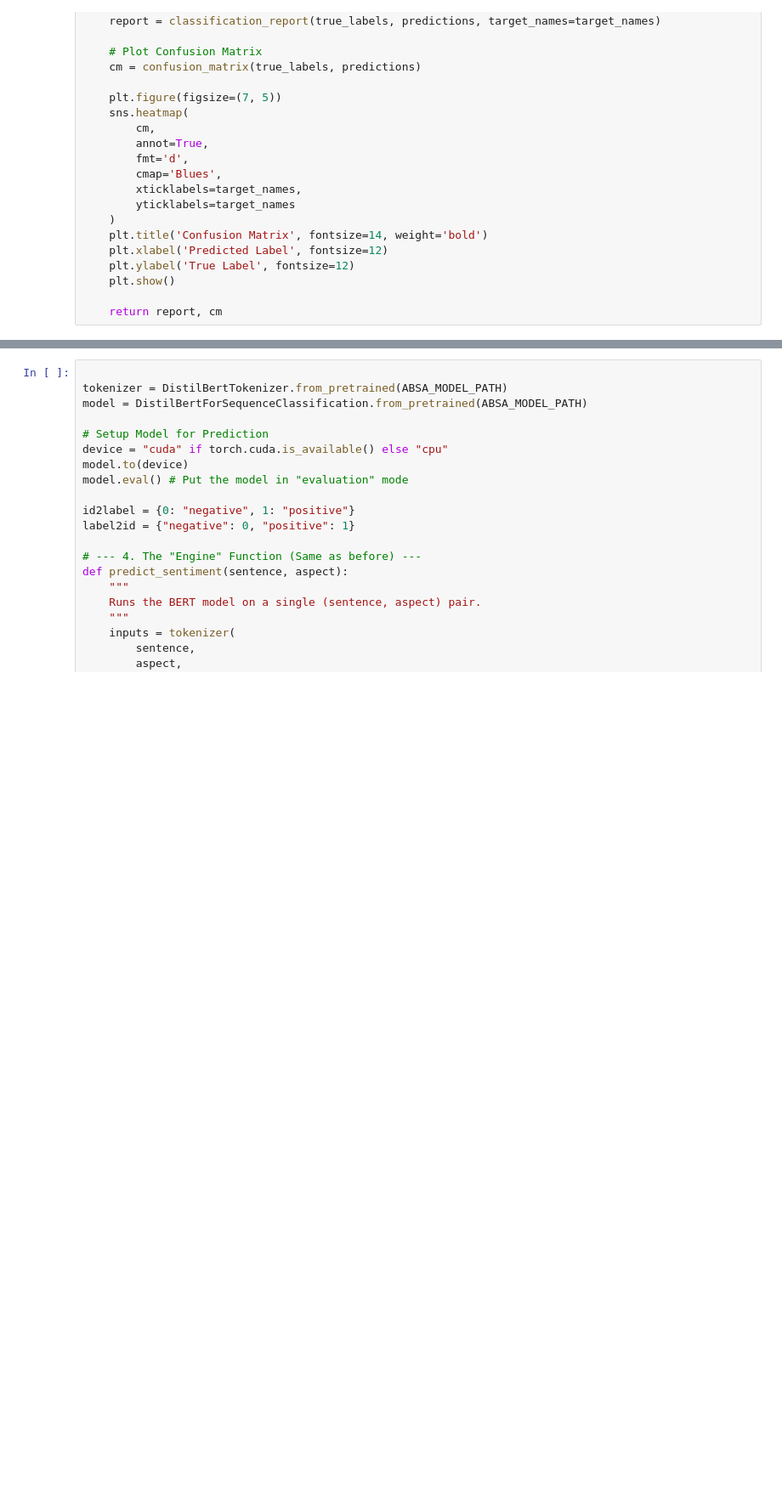
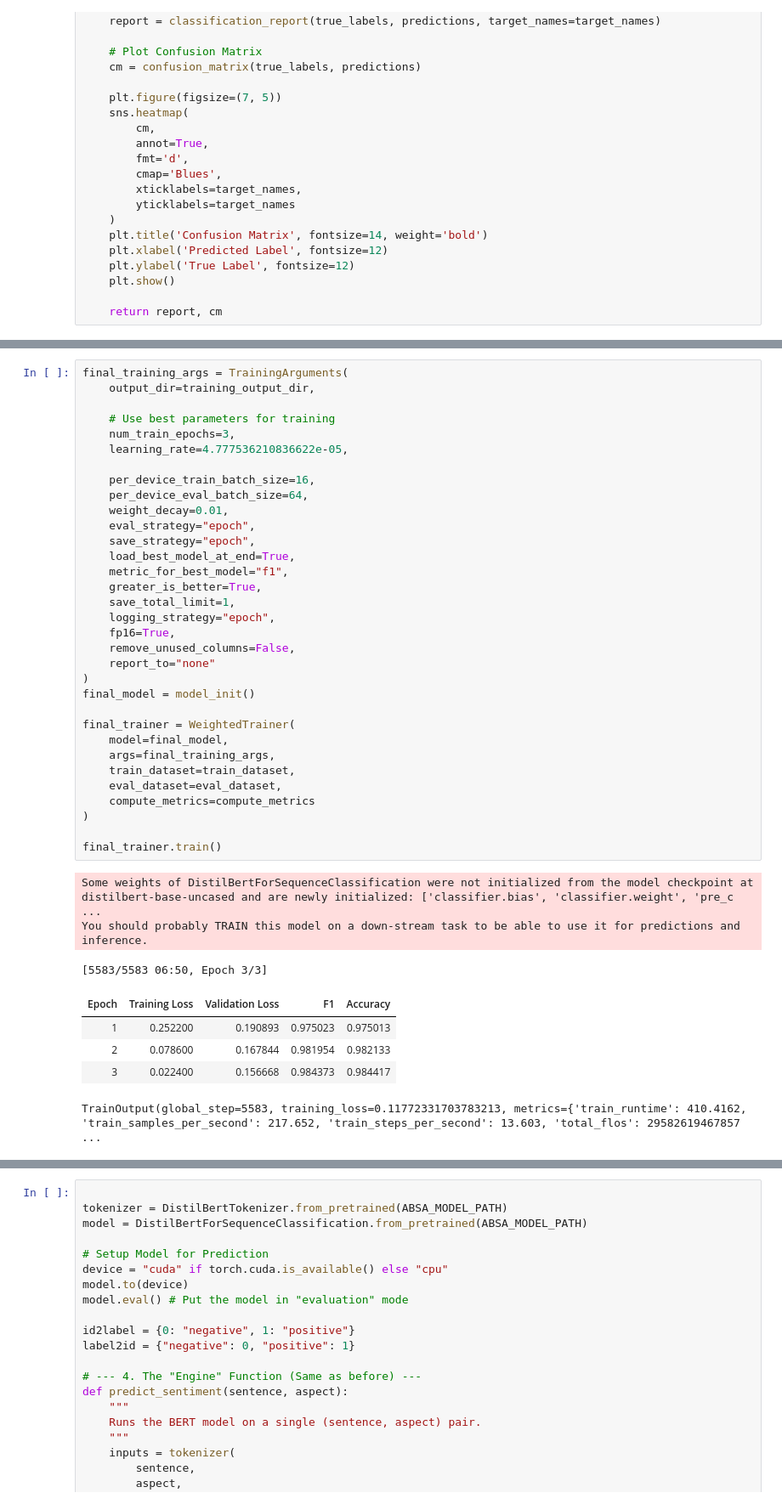
Before and after one commit to VassilisK2001/Grecotel-Project, a Jupyter notebook: notebooks/ABSA.ipynb, the cells around one changed output, grey strips where cells are left out. Shown at 85% size. Cells and saved outputs as stored; diff of their text form; blank space fills up the shorter version.

```diff
--- a/notebooks/ABSA.ipynb
+++ b/notebooks/ABSA.ipynb
@@ -614,2 +631,44 @@ final_trainer.train()
+# %%
+final_training_args = TrainingArguments(
+    output_dir=training_output_dir,
+
+    # Use best parameters for training
+    num_train_epochs=3,
+    learning_rate=4.777536210836622e-05,
+
+    per_device_train_batch_size=16,
+    per_device_eval_batch_size=64,
+    weight_decay=0.01,
+    eval_strategy="epoch",
+    save_strategy="epoch",
+    load_best_model_at_end=True,
+    metric_for_best_model="f1",
+    greater_is_better=True,
+    save_total_limit=1,
+    logging_strategy="epoch",
+    fp16=True,
+    remove_unused_columns=False,
+    report_to="none"
+)
+final_model = model_init()
+
+final_trainer = WeightedTrainer(
+    model=final_model,
+    args=final_training_args,
+    train_dataset=train_dataset,
+    eval_dataset=eval_dataset,
+    compute_metrics=compute_metrics
+)
+
+final_trainer.train()
+# %% [output]
+Some weights of DistilBertForSequenceClassification were not initialized from the model checkpoint at distilbert-base-uncased and are newly initialized: ['classifier.bias', 'classifier.weight', 'pre_c ...
+You should probably TRAIN this model on a down-stream task to be able to use it for predictions and inference.
+[5583/5583 06:50, Epoch 3/3]
+| Epoch | Training Loss | Validation Loss | F1 | Accuracy |
+| 1 | 0.252200 | 0.190893 | 0.975023 | 0.975013 |
+| 2 | 0.078600 | 0.167844 | 0.981954 | 0.982133 |
+| 3 | 0.022400 | 0.156668 | 0.984373 | 0.984417 |
+TrainOutput(global_step=5583, training_loss=0.11772331703783213, metrics={'train_runtime': 410.4162, 'train_samples_per_second': 217.652, 'train_steps_per_second': 13.603, 'total_flos': 29582619467857 ...
 # %%
 final_report, final_cm = evaluate_model(final_trainer, test_dataset)
```
Also changed, not shown: parts of 13 cells of this notebook.
